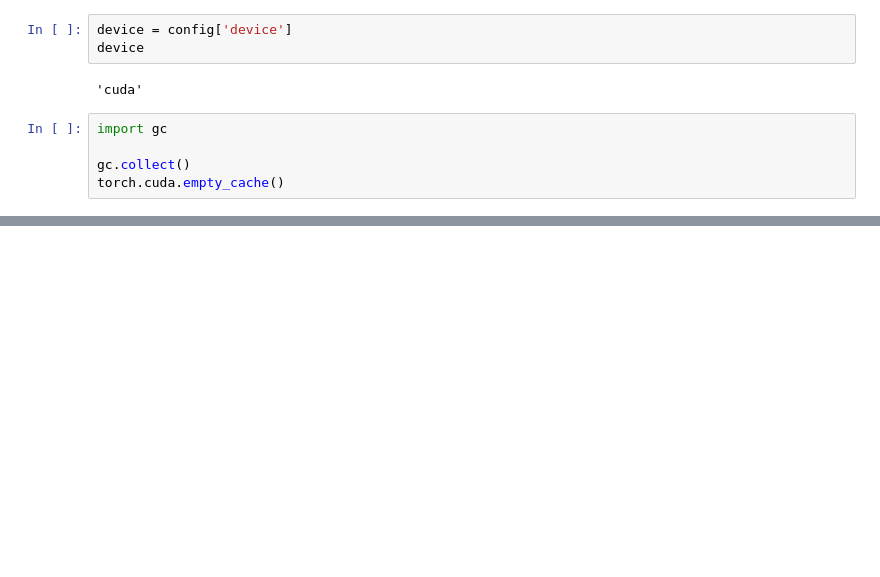
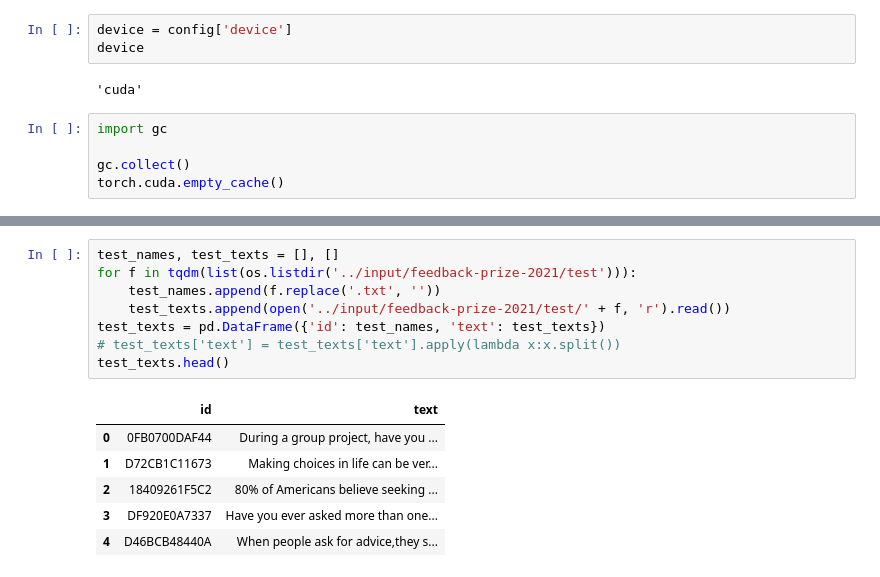
Before and after one commit to RaphaelZH/Kaggle_Competition_Practice_Notebooks_EN, a Jupyter notebook: feedback-prize-evaluating-student-writing.ipynb, the cells around one changed output, grey strips where cells are left out. Cells and saved outputs as stored; diff of their text form; blank space fills up the shorter version.

```diff
--- a/feedback-prize-evaluating-student-writing.ipynb
+++ b/feedback-prize-evaluating-student-writing.ipynb
@@ -305,0 +557,15 @@ torch.cuda.empty_cache()
+# %%
+test_names, test_texts = [], []
+for f in tqdm(list(os.listdir('../input/feedback-prize-2021/test'))):
+    test_names.append(f.replace('.txt', ''))
+    test_texts.append(open('../input/feedback-prize-2021/test/' + f, 'r').read())
+test_texts = pd.DataFrame({'id': test_names, 'text': test_texts})
+# test_texts['text'] = test_texts['text'].apply(lambda x:x.split())
+test_texts.head()
+# %% [output]
+|  | id | text |
+| 0 | 0FB0700DAF44 | During a group project, have you ... |
+| 1 | D72CB1C11673 | Making choices in life can be ver... |
+| 2 | 18409261F5C2 | 80% of Americans believe seeking ... |
+| 3 | DF920E0A7337 | Have you ever asked more than one... |
+| 4 | D46BCB48440A | When people ask for advice,they s... |
```
Also changed, not shown: parts of 19 cells of this notebook.
